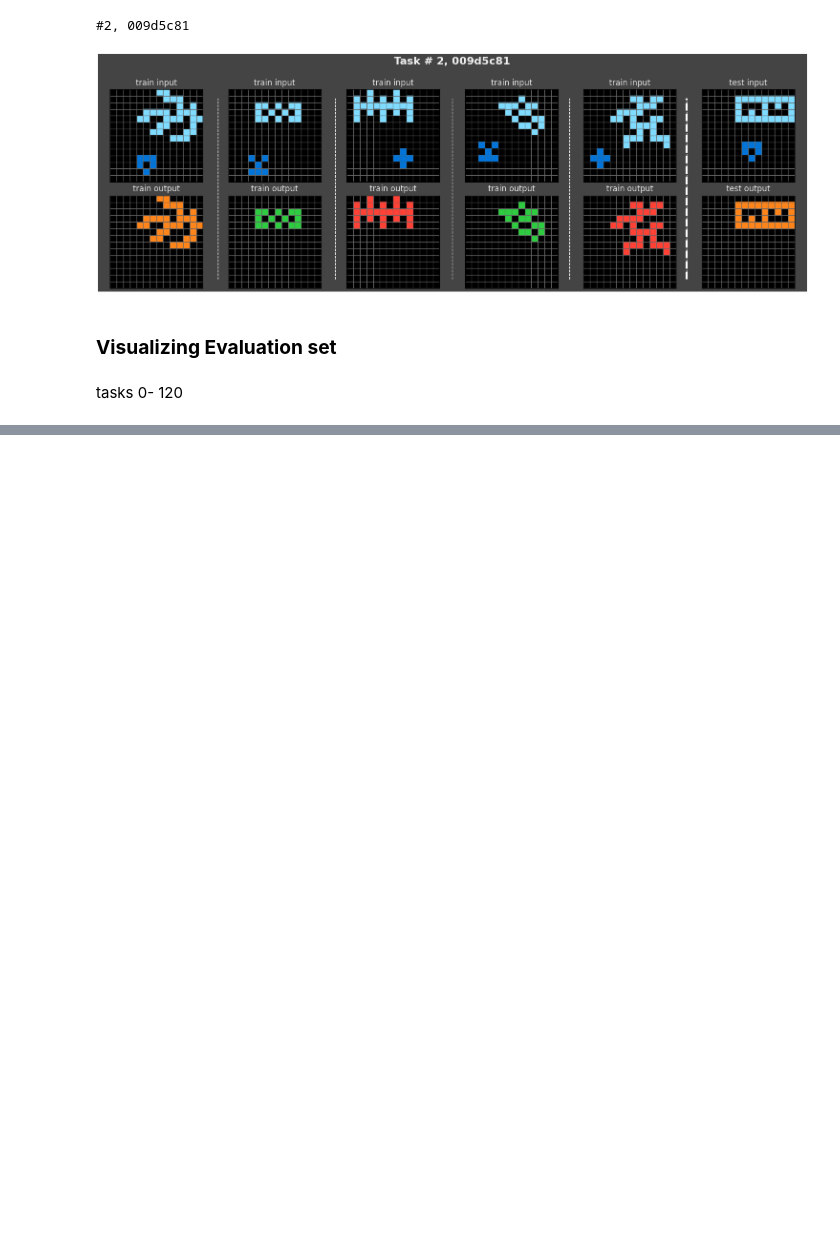
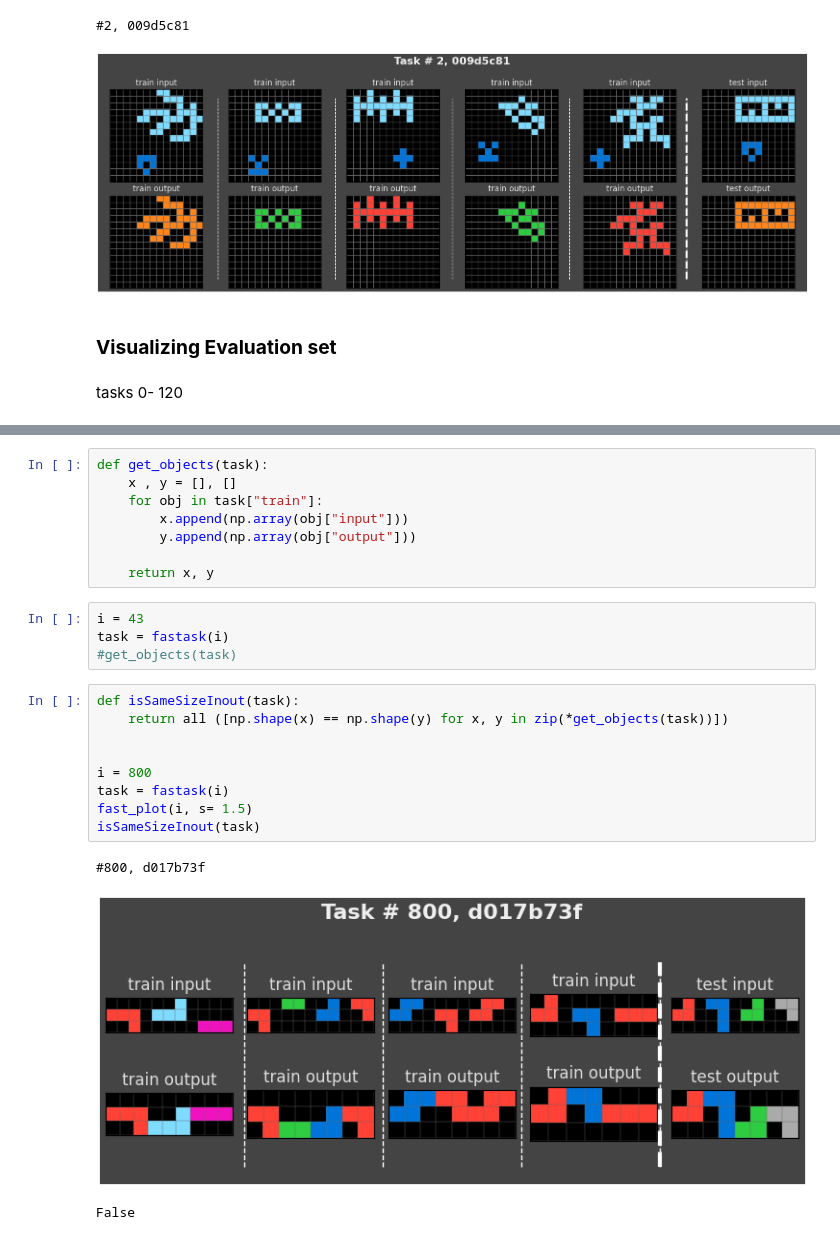
Before and after one commit to ZakAlreich/ArcPrize2025, a Jupyter notebook: ARC-AGI 2025: Visualization all 1000+120 tasks.ipynb, the cells around one changed output, grey strips where cells are left out. Drawn from its saved outputs; the diff is of its cells as text; blank space fills up the shorter version.

```diff
--- a/ARC-AGI 2025: Visualization all 1000+120 tasks.ipynb
+++ b/ARC-AGI 2025: Visualization all 1000+120 tasks.ipynb
@@ -287,0 +327,25 @@ fc7cae8d
+# %%
+def get_objects(task):
+    x , y = [], []
+    for obj in task["train"]:
+        x.append(np.array(obj["input"]))
+        y.append(np.array(obj["output"]))
+
+    return x, y
+# %%
+i = 43
+task = fastask(i)
+#get_objects(task)
+# %%
+def isSameSizeInout(task):
+    return all ([np.shape(x) == np.shape(y) for x, y in zip(*get_objects(task))])
+
+
+i = 800
+task = fastask(i)
+fast_plot(i, s= 1.5)
+isSameSizeInout(task)
+# %% [output]
+#800, d017b73f
+[figure, added]
+False
```
Also changed, not shown: parts of 10 cells of this notebook.
